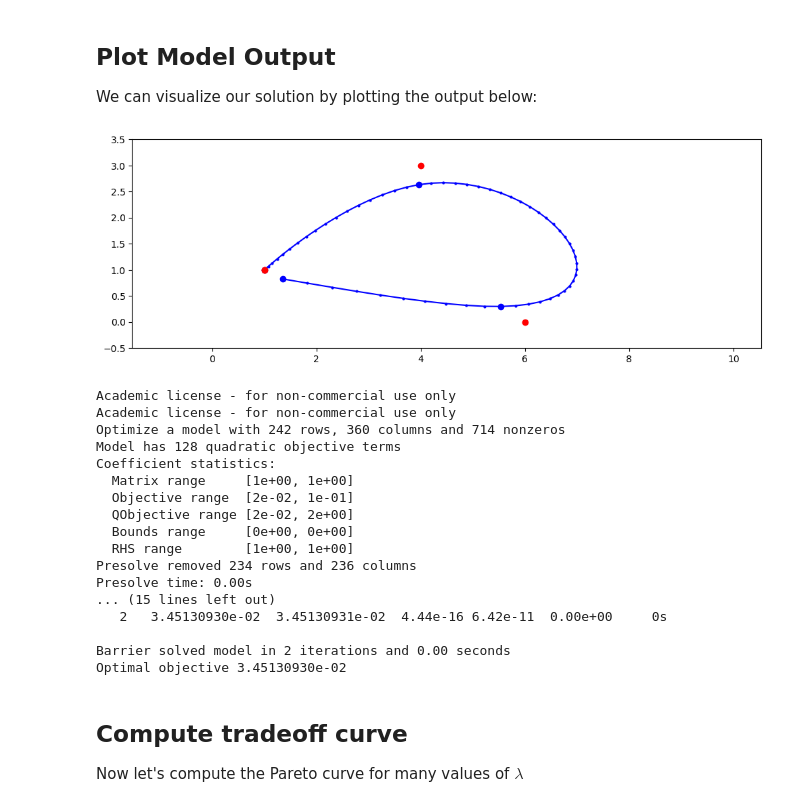
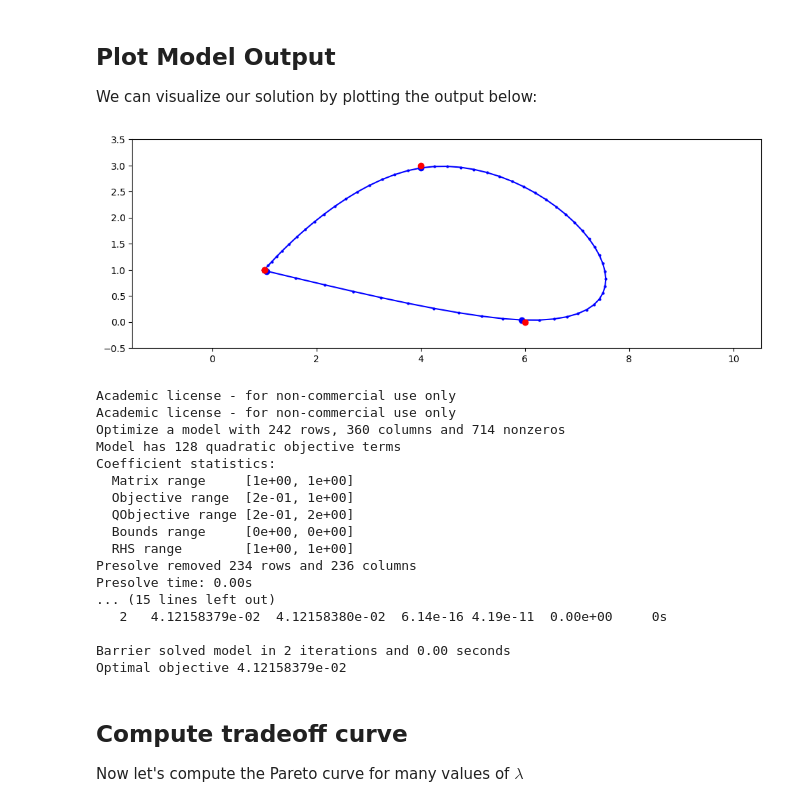
Before and after one commit to asmith28/ISYE524-Summer20, a Jupyter notebook: Tradeoff-Podracing.ipynb, the cells around one changed output. Cells and saved outputs as stored; diff of their text form; code cells hidden in the pictures.

```diff
--- a/Tradeoff-Podracing.ipynb
+++ b/Tradeoff-Podracing.ipynb
@@ -68,36 +68,36 @@ end
 
 We can visualize our solution by plotting the output below:
 # %%
-λ = 0.01 # choose a value for λ
+λ = 0.1 # choose a value for λ
 (y1x,y2x,x) = solveOpt(λ) # solve model with given λ
 
 # plot the solution against the checkpoints
 using PyPlot
 figure(figsize=(12,4))
 plot( x[1,:], x[2,:], "b.-", markersize=4 )
 plot( x[1,:][T], x[2,:][T], "b.", markersize=12 )
 plot( way_xy[1,:], way_xy[2,:], "r.", markersize=12 )
 axis("equal")
 axis((1.,8.,-.5,3.5));
 # %% [output]
-[figure, old version]
+[figure, new version]
 Academic license - for non-commercial use only
 Academic license - for non-commercial use only
 Optimize a model with 242 rows, 360 columns and 714 nonzeros
 Model has 128 quadratic objective terms
 Coefficient statistics:
   Matrix range     [1e+00, 1e+00]
-  Objective range  [2e-02, 1e-01]
-  QObjective range [2e-02, 2e+00]
+  Objective range  [2e-01, 1e+00]
+  QObjective range [2e-01, 2e+00]
   Bounds range     [0e+00, 0e+00]
   RHS range        [1e+00, 1e+00]
 Presolve removed 234 rows and 236 columns
 Presolve time: 0.00s
 ... (15 lines left out)
-   2   3.45130930e-02  3.45130931e-02  4.44e-16 6.42e-11  0.00e+00     0s
+   2   4.12158379e-02  4.12158380e-02  6.14e-16 4.19e-11  0.00e+00     0s
 
 Barrier solved model in 2 iterations and 0.00 seconds
-Optimal objective 3.45130930e-02
+Optimal objective 4.12158379e-02
 # %% [markdown]
 ## Compute tradeoff curve
 
```
